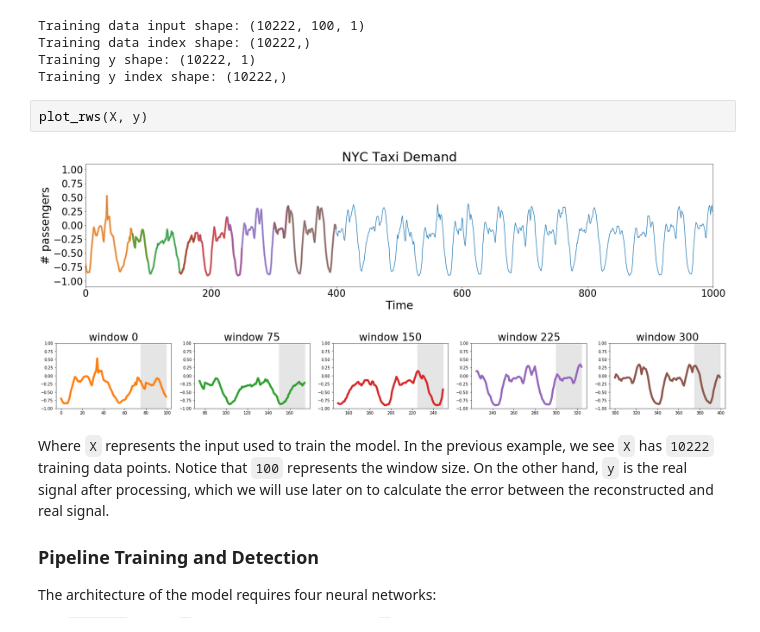
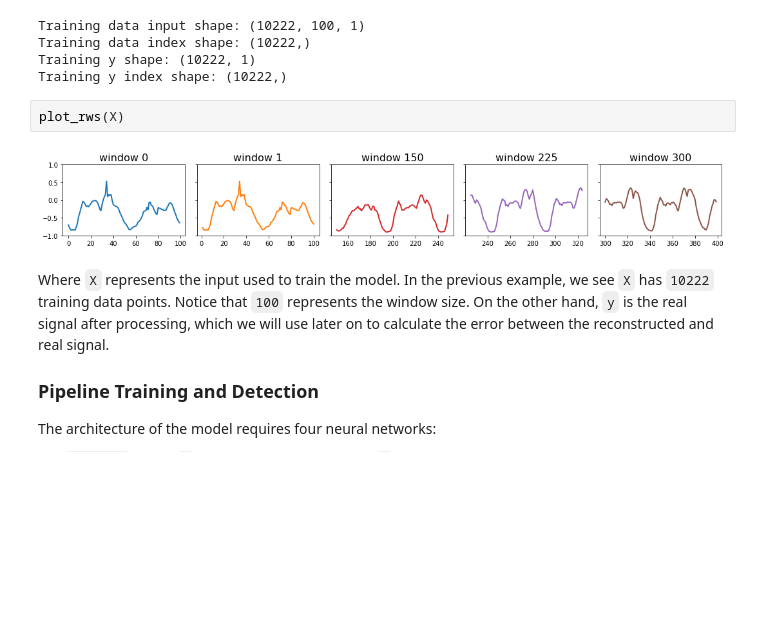
Before and after one commit to sintel-dev/Orion, a Jupyter notebook: notebooks/tulog/Tulog.ipynb, the cells around one changed output. Saved outputs shown, nothing was run; the diff lists cells and outputs as text; blank space fills up the shorter version.

Commit message:
change plot_rws visuals

```diff
--- a/notebooks/tulog/Tulog.ipynb
+++ b/notebooks/tulog/Tulog.ipynb
@@ -297,10 +297,9 @@ Training data index shape: (10222,)
 Training y shape: (10222, 1)
 Training y index shape: (10222,)
 # %%
-plot_rws(X, y)
+plot_rws(X)
 # %% [output]
-[figure, old version]
+[figure, new version]
-[figure, removed]
 # %% [markdown]
 Where `X` represents the input used to train the model. In the previous example, we see `X` has `10222` training data points. Notice that `100` represents the window size. On the other hand, `y` is the real signal after processing, which we will use later on to calculate the error between the reconstructed and real signal.
 
```
Also changed, not shown: parts of 3 cells of this notebook, 1 other file.
